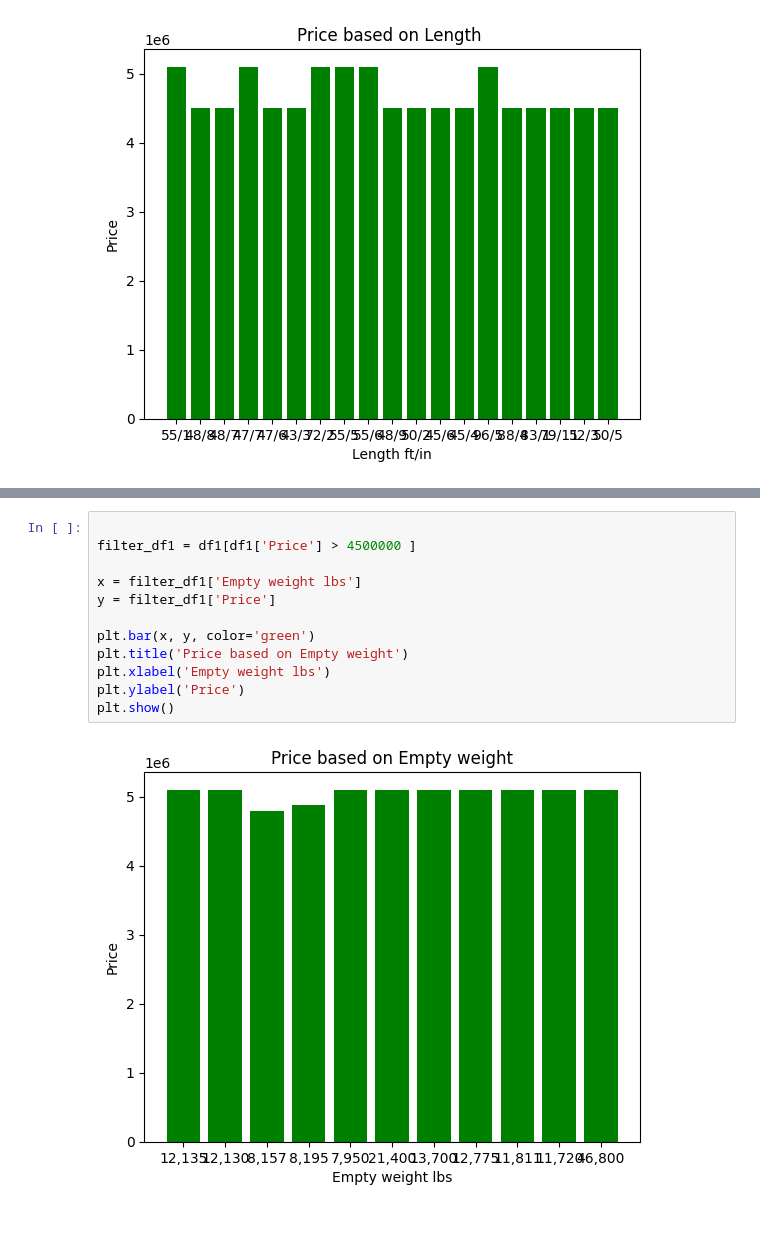
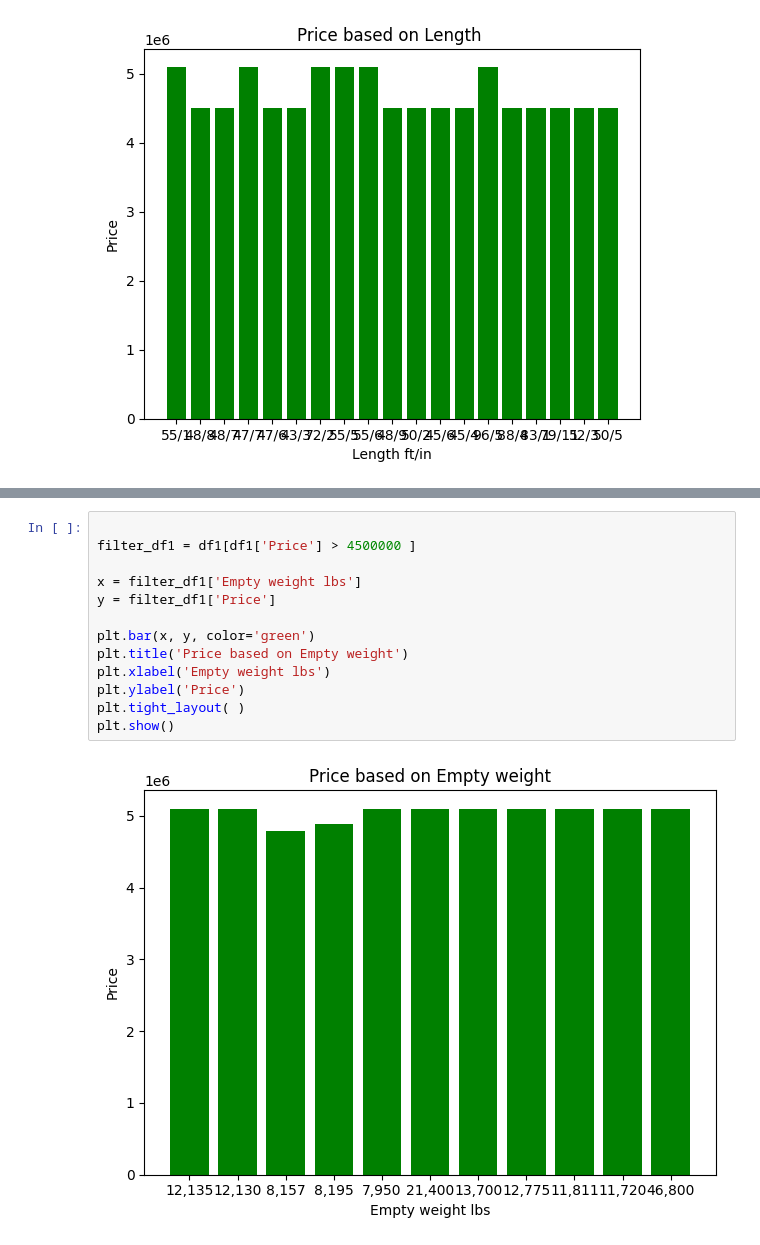
Before and after one commit to AmirXD03/ML, a Jupyter notebook: Nazanin-Code.ipynb, the cells around one changed output, grey strips where cells are left out. Cells and saved outputs as stored; diff of their text form.

```diff
--- a/Nazanin-Code.ipynb
+++ b/Nazanin-Code.ipynb
@@ -362,14 +364,15 @@ plt.show()
 # %%
 
 filter_df1 = df1[df1['Price'] > 4500000 ]
 
 x = filter_df1['Empty weight lbs']
 y = filter_df1['Price']
 
 plt.bar(x, y, color='green')
 plt.title('Price based on Empty weight')
 plt.xlabel('Empty weight lbs')
 plt.ylabel('Price')
+plt.tight_layout( )
 plt.show()
 # %% [output]
-[figure, old version]
+[figure, new version]
```
Also changed, not shown: parts of 13 cells of this notebook.
